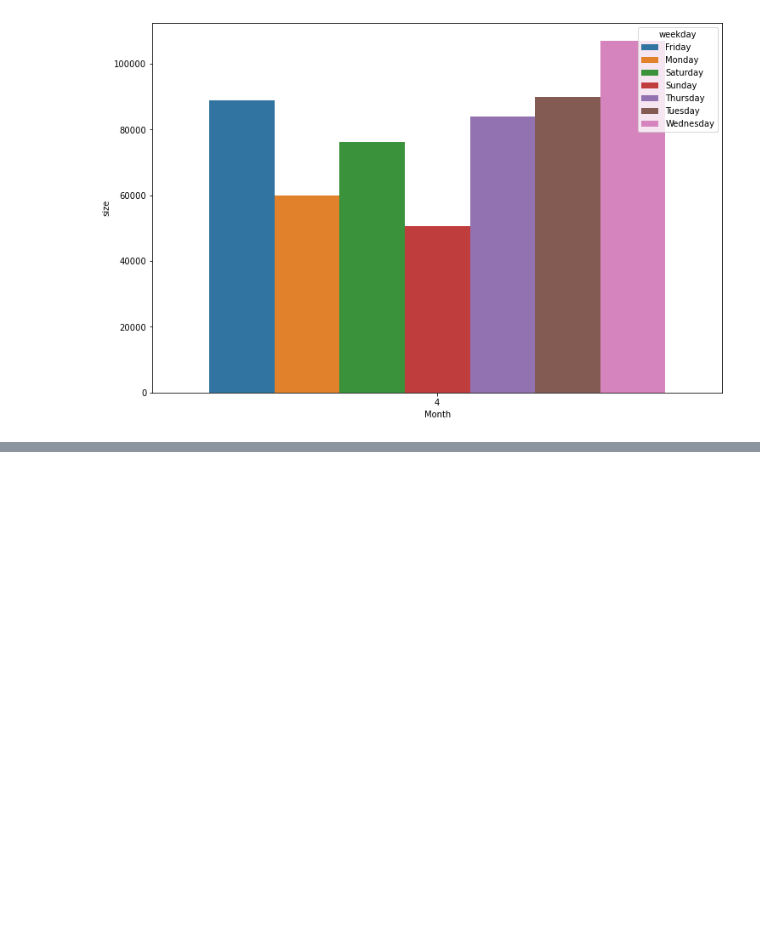
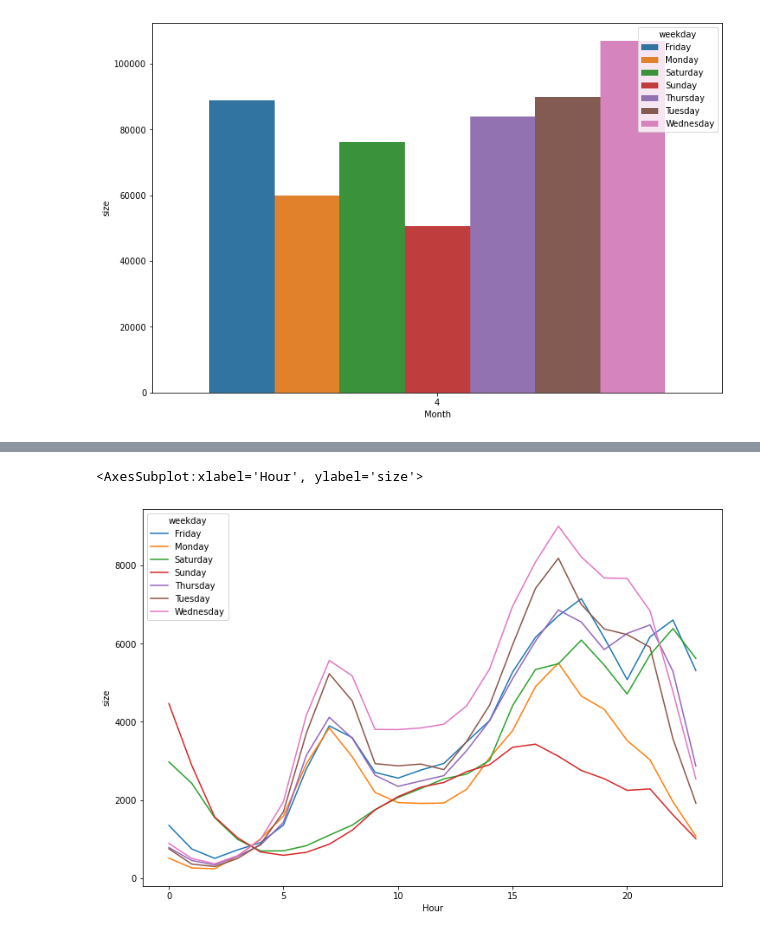
Before and after one commit to Adikharche19/uberrides_analysis, a Jupyter notebook: uberdata.ipynb, the cells around one changed output, grey strips where cells are left out. Saved outputs shown, nothing was run; the diff lists cells and outputs as text; code cells hidden in the pictures; blank space fills up the shorter version.

```diff
--- a/uberdata.ipynb
+++ b/uberdata.ipynb
@@ -140,0 +228,6 @@ sns.barplot(x='Month',y='size',hue='weekday',data=temp)
+# %%
+plt.figure(figsize=(12,8))
+sns.lineplot(x='Hour',y='size',hue='weekday',data=daydata)
+# %% [output]
+<AxesSubplot:xlabel='Hour', ylabel='size'>
+[figure, added]
```
Also changed, not shown: parts of 8 cells of this notebook.
